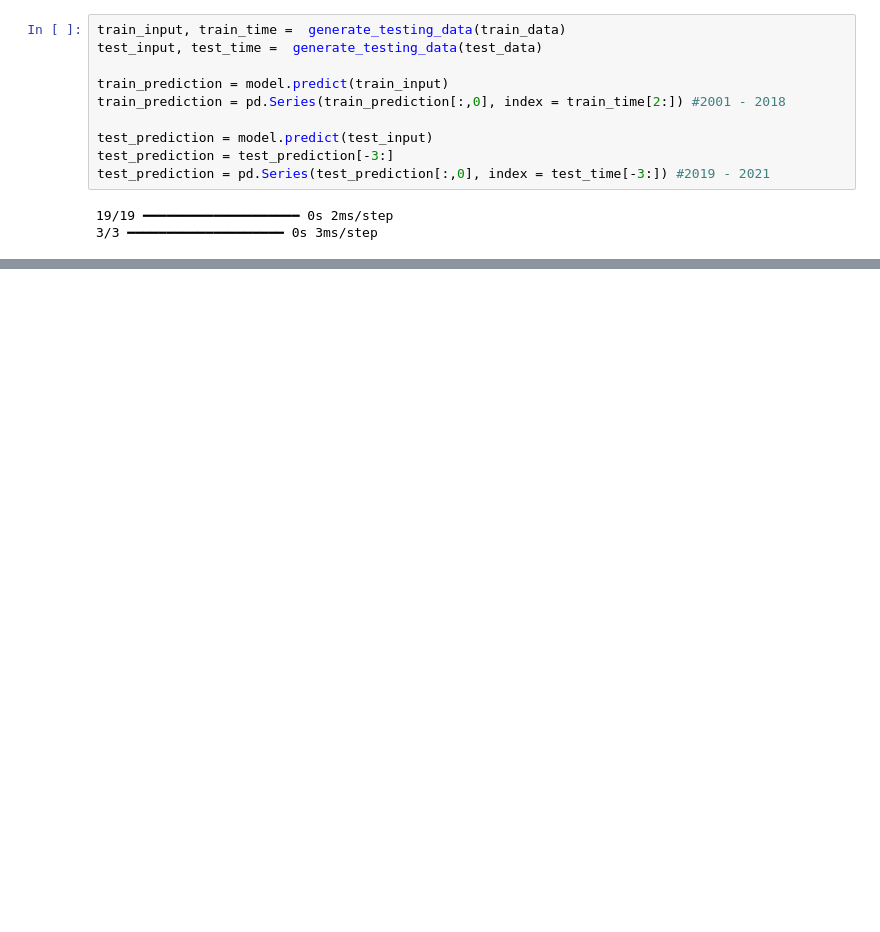
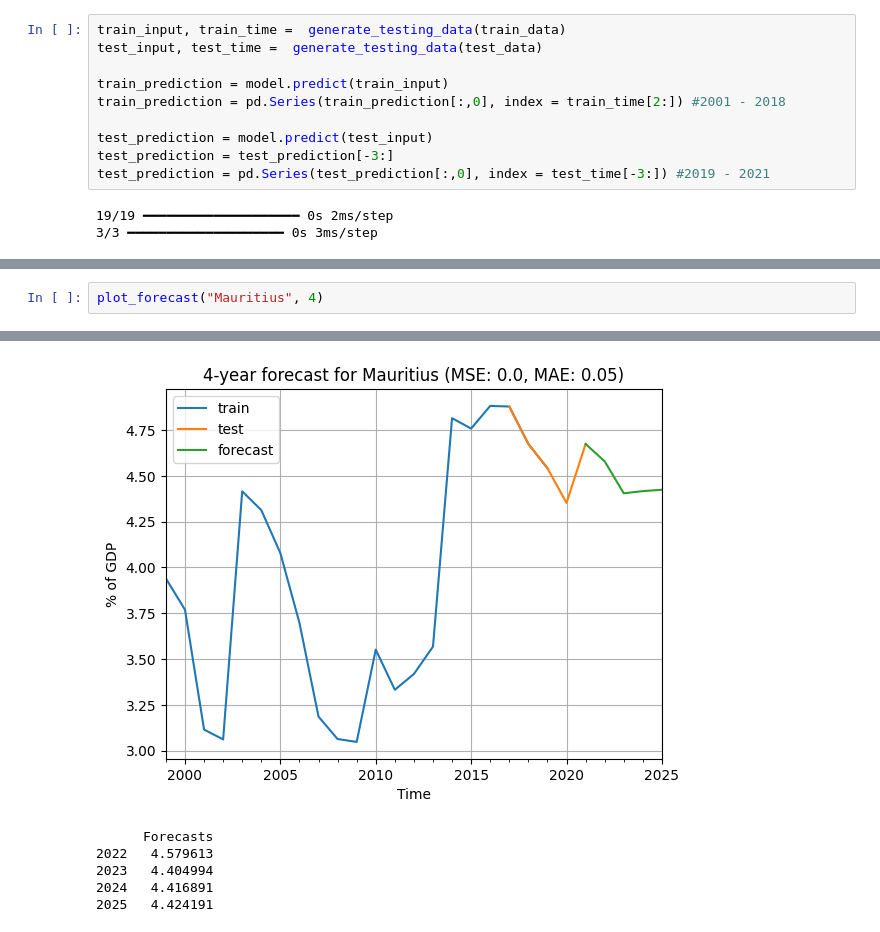
Before and after one commit to Gracious-Ogbeme/Panda-Premiere-Project, a Jupyter notebook: Uzo's Model/Hamoye Group Project.ipynb, the cells around one changed output, grey strips where cells are left out. Saved outputs shown, nothing was run; the diff lists cells and outputs as text; blank space fills up the shorter version.

```diff
--- a/Uzo's Model/Hamoye Group Project.ipynb
+++ b/Uzo's Model/Hamoye Group Project.ipynb
@@ -385,0 +381,3 @@ plot_forecast("Argentina", 25)
+# %%
+plot_forecast("Mauritius", 4)
+# %% [output]
@@ -385,0 +389,6 @@ plot_forecast("Argentina", 25)
+[figure, added]
+      Forecasts
+2022   4.579613
+2023   4.404994
+2024   4.416891
+2025   4.424191
```
Also changed, not shown: parts of 11 cells of this notebook, 10 other files.
